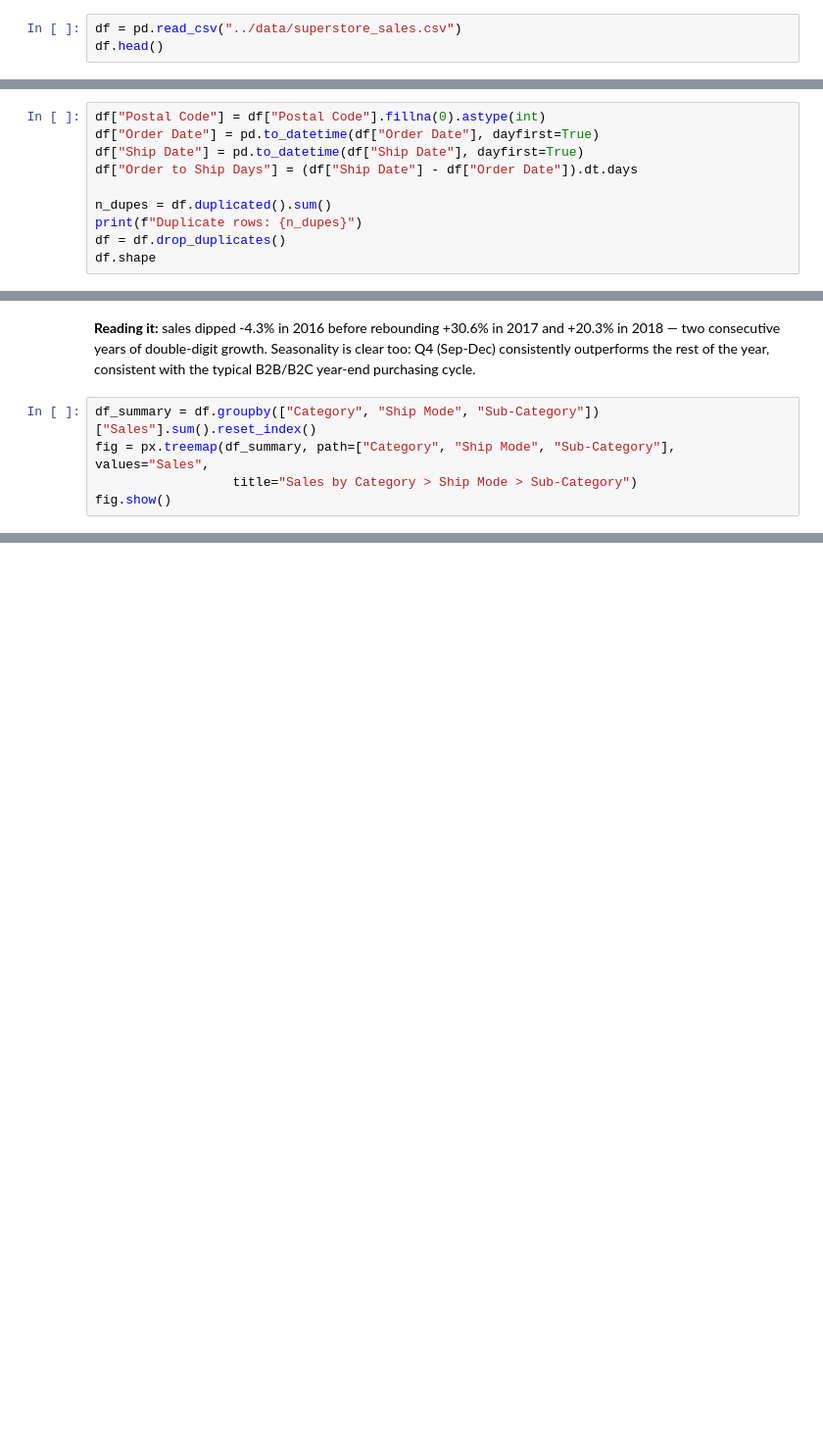
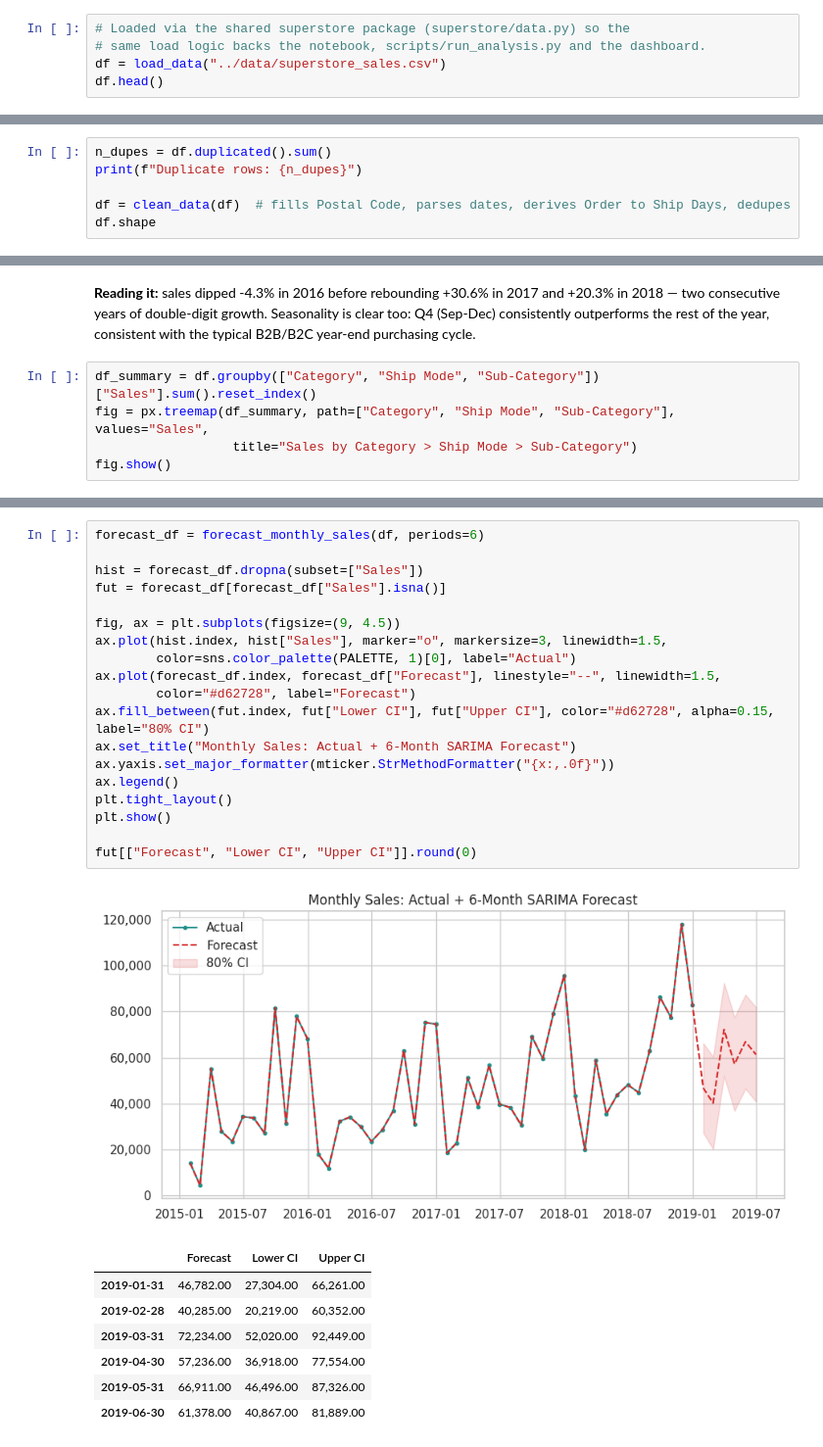
Before and after one commit to SubhranshuPan/Super-Store-Data-Analysis-Project, a Jupyter notebook: notebooks/SuperStore_Sales_Analysis.ipynb, the cells around one changed output, grey strips where cells are left out. Shown at 98% size. Cells and saved outputs as stored; diff of their text form; blank space fills up the shorter version.

```diff
--- a/notebooks/SuperStore_Sales_Analysis.ipynb
+++ b/notebooks/SuperStore_Sales_Analysis.ipynb
@@ -27,7 +32,9 @@ PALETTE = "viridis"
 # %% [markdown]
 ## 1. Load & Clean the Data
 # %%
-df = pd.read_csv("../data/superstore_sales.csv")
+# Loaded via the shared superstore package (superstore/data.py) so the
+# same load logic backs the notebook, scripts/run_analysis.py and the dashboard.
+df = load_data("../data/superstore_sales.csv")
 df.head()
 # %% [output]
 |  | Row ID | Order ID | Order Date | Ship Date | Ship Mode | Customer ID | Customer Name | Segment | Country | ... |
@@ -63,14 +70,10 @@ memory usage: 1.6+ MB
 - `Order Date` / `Ship Date` parsed as datetimes (day-first, since the source is UK-style `dd/mm/yyyy`).
 - Checked for exact duplicate rows.
 # %%
-df["Postal Code"] = df["Postal Code"].fillna(0).astype(int)
-df["Order Date"] = pd.to_datetime(df["Order Date"], dayfirst=True)
-df["Ship Date"] = pd.to_datetime(df["Ship Date"], dayfirst=True)
-df["Order to Ship Days"] = (df["Ship Date"] - df["Order Date"]).dt.days
-
 n_dupes = df.duplicated().sum()
 print(f"Duplicate rows: {n_dupes}")
-df = df.drop_duplicates()
+
+df = clean_data(df)  # fills Postal Code, parses dates, derives Order to Ship Days, dedupes
 df.shape
 # %% [output]
 Duplicate rows: 0
@@ -457,0 +474,28 @@ fig.show()
+# %%
+forecast_df = forecast_monthly_sales(df, periods=6)
+
+hist = forecast_df.dropna(subset=["Sales"])
+fut = forecast_df[forecast_df["Sales"].isna()]
+
+fig, ax = plt.subplots(figsize=(9, 4.5))
+ax.plot(hist.index, hist["Sales"], marker="o", markersize=3, linewidth=1.5,
+        color=sns.color_palette(PALETTE, 1)[0], label="Actual")
+ax.plot(forecast_df.index, forecast_df["Forecast"], linestyle="--", linewidth=1.5,
+        color="#d62728", label="Forecast")
+ax.fill_between(fut.index, fut["Lower CI"], fut["Upper CI"], color="#d62728", alpha=0.15, label="80% CI")
+ax.set_title("Monthly Sales: Actual + 6-Month SARIMA Forecast")
+ax.yaxis.set_major_formatter(mticker.StrMethodFormatter("{x:,.0f}"))
+ax.legend()
+plt.tight_layout()
+plt.show()
+
+fut[["Forecast", "Lower CI", "Upper CI"]].round(0)
+# %% [output]
+[figure, added]
+|  | Forecast | Lower CI | Upper CI |
+| 2019-01-31 | 46,782.00 | 27,304.00 | 66,261.00 |
+| 2019-02-28 | 40,285.00 | 20,219.00 | 60,352.00 |
+| 2019-03-31 | 72,234.00 | 52,020.00 | 92,449.00 |
+| 2019-04-30 | 57,236.00 | 36,918.00 | 77,554.00 |
+| 2019-05-31 | 66,911.00 | 46,496.00 | 87,326.00 |
+| 2019-06-30 | 61,378.00 | 40,867.00 | 81,889.00 |
```
Also changed, not shown: parts of 6 cells of this notebook, 3 other files.
